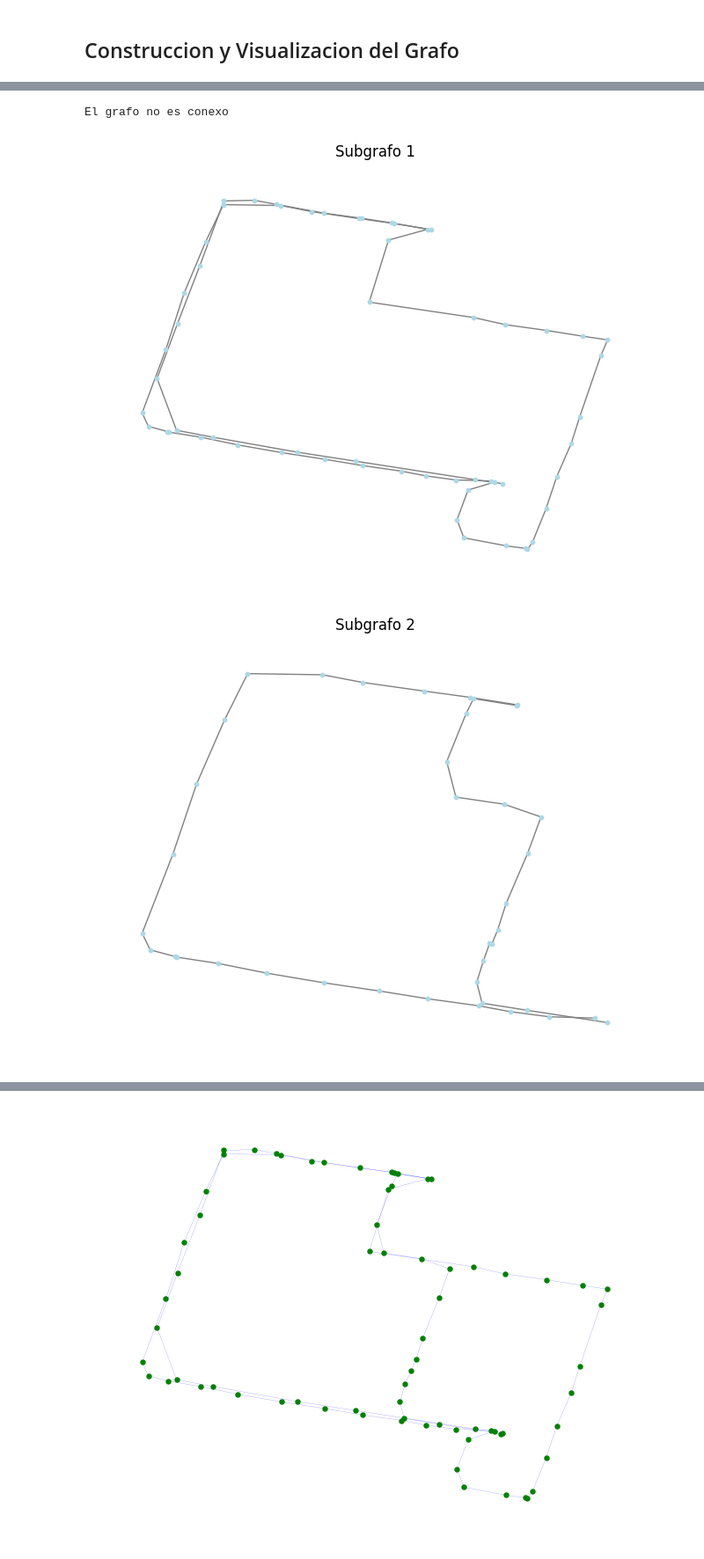
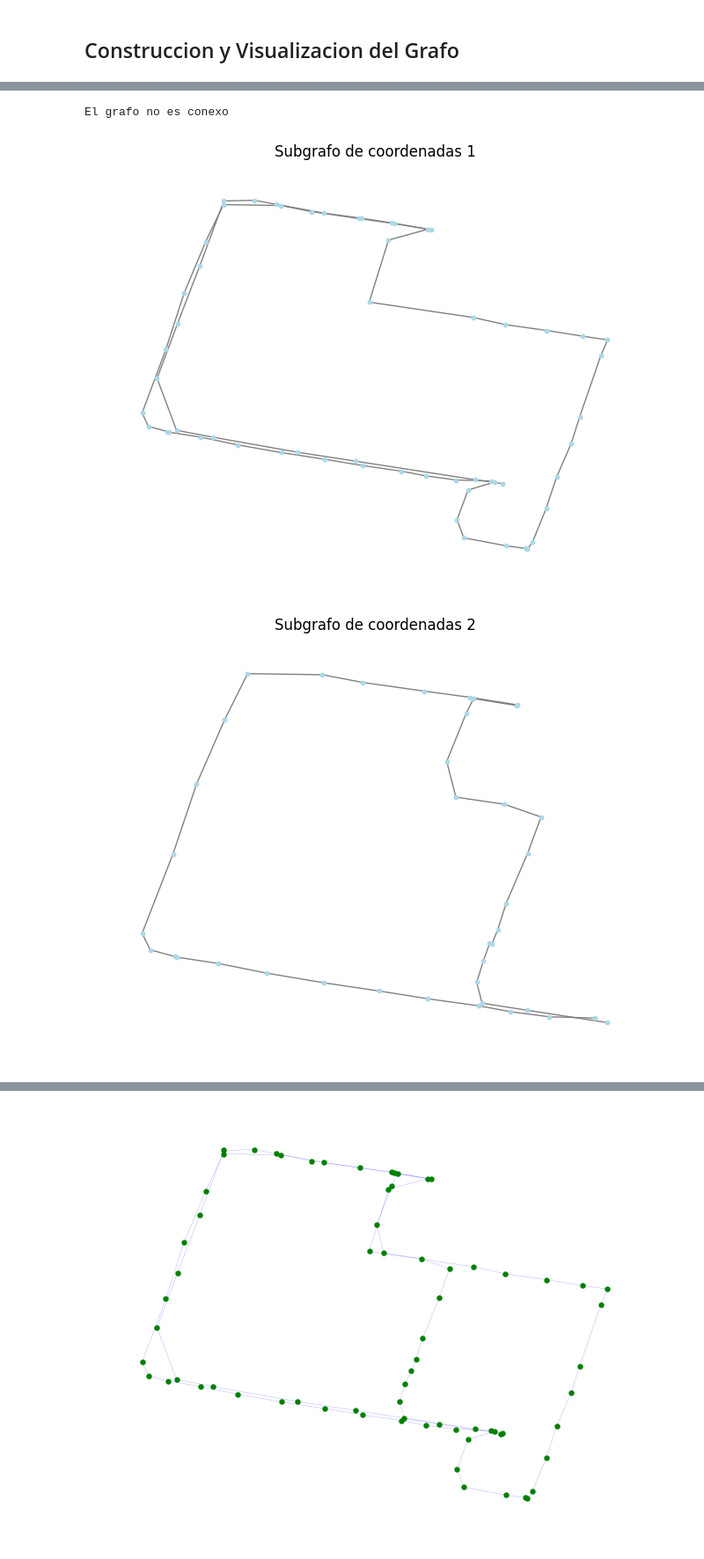
Before and after one commit to dtorresg/InventuresCodingChallenge, a Jupyter notebook: Inventures_Coding_Challenge.ipynb, the cells around one changed output, grey strips where cells are left out. Shown at 88% size. Saved outputs shown, nothing was run; the diff lists cells and outputs as text; code cells hidden in the pictures.

```diff
--- a/Inventures_Coding_Challenge.ipynb
+++ b/Inventures_Coding_Challenge.ipynb
@@ -69,0 +133,16 @@ Cantidad de nodos unicos:  75
+# %%
+# Coordenadas donde dos vehiculos esten a menos de 5 metros
+distancias = []
+for i in range(df.shape[0] - 1):
+    coord1 = df.iloc[i][['latitude', 'longitude']]
+    for j in range(i + 1, df.shape[0]):
+        coord2 = df.iloc[j][['latitude', 'longitude']]
+        if calcular_distancia(coord1, coord2) < 5:
+            if df.iloc[i]['vehicle'] != df.iloc[j]['vehicle']:
+              distancias.append(calcular_distancia(coord1, coord2))
+
+plt.hist(distancias, bins=10)
+plt.title('Cantidad de nodos de vehiculos diferentes a menos de 5 metros')
+plt.xlabel('Distancia (m)')
+plt.ylabel('Frecuencia')
+plt.show()
@@ -75,14 +158,11 @@ df = df.sort_values(by=['vehicle', 'timestamp'])
 
 
 def create_graph(df):
-    unique_coordinates = df[['latitude', 'longitude']].drop_duplicates()
-    unique_coordinates['coordinates'] = unique_coordinates['latitude'].astype(
-        str) + ',' + unique_coordinates['longitude'].astype(str)
     # Crear un grafo vacio
     G = nx.Graph()
 
     # Agregar los nodos al grafo
-    for index, row in unique_coordinates.iterrows():
+    for index, row in coordenadas_unicas(df).iterrows():
         node = row['coordinates']
         G.add_node(node, pos=(row['latitude'], row['longitude']))
 
@@ -113,5 +193,6 @@ G = create_graph(df)
 node_positions = nx.get_node_attributes(G, 'pos')
 nx.draw(G, node_size=13, pos=node_positions, font_size=8, font_color='r',
         font_weight='bold', width=0.1, edge_color='b', node_color='g')
+plt.title('Grafo de coordenadas')
 plt.show()
 # %% [output]
@@ -121,31 +202,31 @@ plt.show()
 # %%
 if nx.is_connected(G):
     print('El grafo es conexo')
 else:
     print('El grafo no es conexo')
 
 # Encontrar los nodos no conexos
 non_connected_nodes = [list(component)
                        for component in nx.connected_components(G)]
 all_nodes = set(G.nodes())
 non_connected_nodes = [list(all_nodes - set(component))
                        for component in non_connected_nodes]
 
 # Draw each component separately
 for i, component in enumerate(non_connected_nodes):
     # Create a subgraph for the component
     subgraph = G.subgraph(component)
 
     # Draw the subgraph
     plt.figure()
     node_positions = nx.get_node_attributes(subgraph, 'pos')
     nx.draw(subgraph, pos=node_positions, node_color='lightblue',
             node_size=10, edge_color='gray')
-    plt.title("Subgrafo " + str(i+1))
+    plt.title("Subgrafo de coordenadas " + str(i+1))
 
 # Show all the plots
 plt.show()
 # %% [output]
 El grafo no es conexo
-[figure, old version]
+[figure, new version]
-[figure, old version]
+[figure, new version]
```
Also changed, not shown: parts of 14 cells of this notebook.
